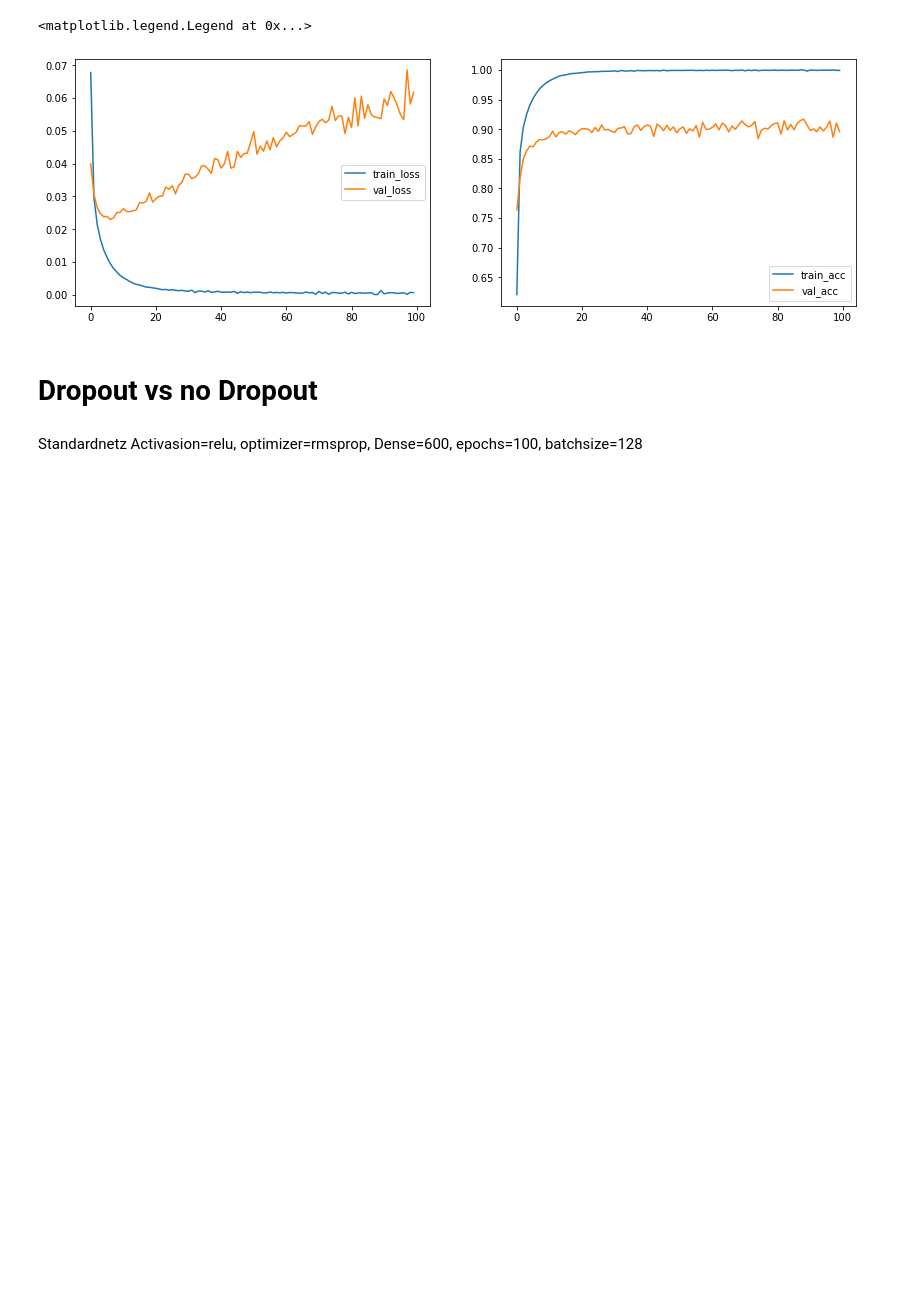
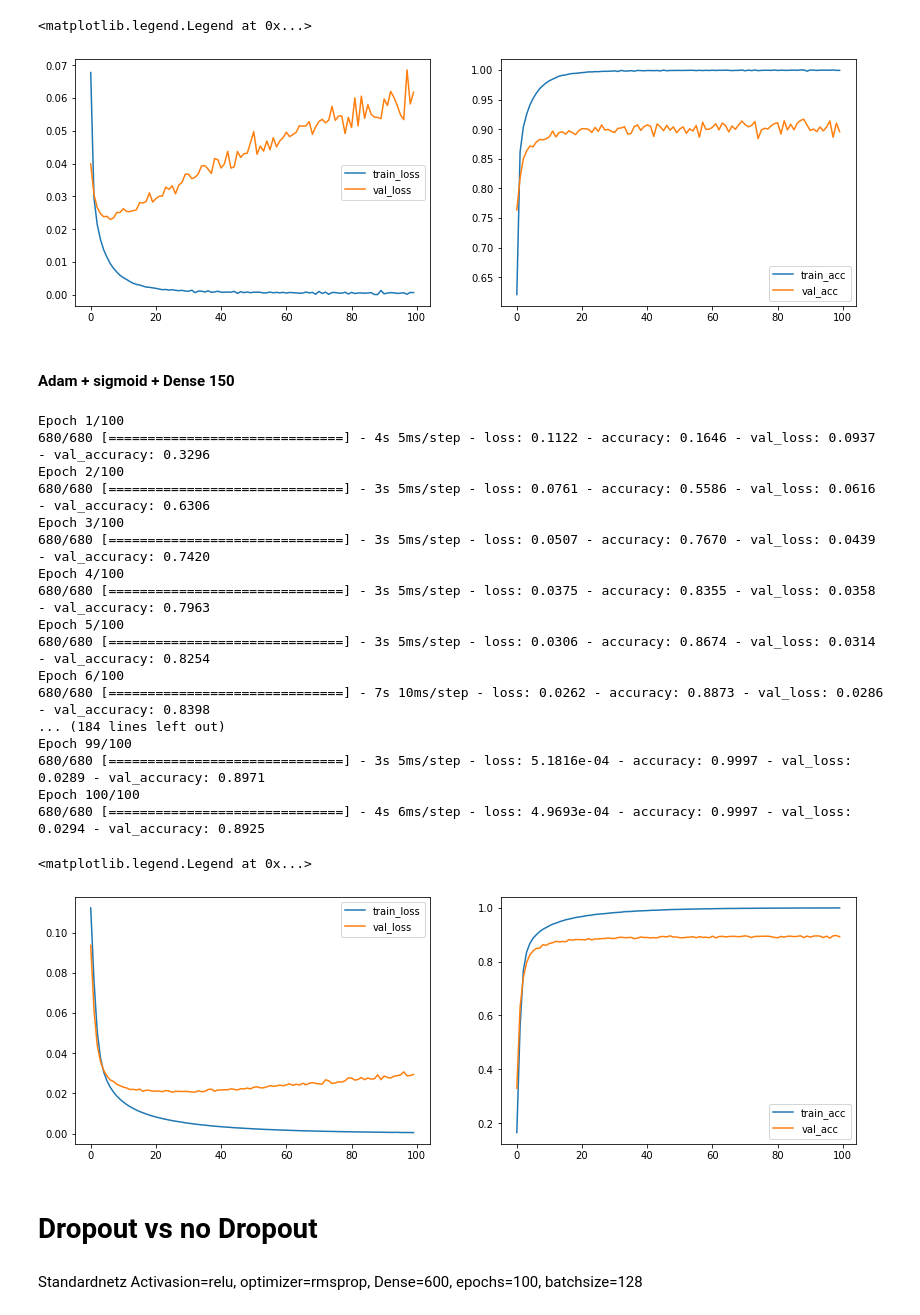
Before and after one commit to nmaaiken/neuro_modularbeit, a Jupyter notebook: 3_Layer_MLP.ipynb, the cells around one changed output. Drawn from its saved outputs; the diff is of its cells as text; code cells hidden in the pictures; blank space fills up the shorter version.

Commit message:
Dropout + Sgmoid

```diff
--- a/3_Layer_MLP.ipynb
+++ b/3_Layer_MLP.ipynb
@@ -609,6 +613,61 @@ Epoch 100/100
 680/680 [==============================] - 7s 11ms/step - loss: 6.1879e-04 - accuracy: 0.9993 - val_loss: 0.0617 - val_accuracy: 0.8958
 <matplotlib.legend.Legend at 0x...>
 [figure]
+# %% [markdown]
+#### Adam + sigmoid + Dense 150
+# %%
+# New Optimizer Adam but Epoch and Batchsize lower
+
+# Definition Topologie des Netzes
+three_layer_mlp = Sequential()
+three_layer_mlp.add(Dense(150, activation ='sigmoid', input_dim=1024))
+three_layer_mlp.add(Dense(43, activation='softmax'))
+
+#Lernprozess konfigurieren
+three_layer_mlp.compile(loss='binary_crossentropy',
+              optimizer='adam',
+              metrics=['accuracy'])
+
+# Modell trainieren
+three_layer_mlp_history = three_layer_mlp.fit(x_train_gray, y_train_gray,
+          epochs=100, #Anzahl Trainingsepochen
+          batch_size=128, #Batch-Size
+          verbose=1,
+          validation_data=(x_test_gray, y_test_gray)) #print Ausgabe des Trainingsverlaufes 0=nein 1=ja
+
+#plt.plot(dnn_no_dropout_history.history['accuracy'], label='train_acc')
+#plt.plot(dnn_no_dropout_history.history['val_accuracy'], label='val_acc')
+plt.figure(figsize=(14,10))
+
+plt.subplot(221)
+plt.plot(three_layer_mlp_history.history['loss'], label='train_loss')
+plt.plot(three_layer_mlp_history.history['val_loss'], label='val_loss')
+plt.legend(['train_loss', 'val_loss'])
+
+plt.subplot(222)
+plt.plot(three_layer_mlp_history.history['accuracy'], label='train_acc')
+plt.plot(three_layer_mlp_history.history['val_accuracy'], label='val_acc')
+plt.legend(['train_acc', 'val_acc'])
+# %% [output]
+Epoch 1/100
+680/680 [==============================] - 4s 5ms/step - loss: 0.1122 - accuracy: 0.1646 - val_loss: 0.0937 - val_accuracy: 0.3296
+Epoch 2/100
+680/680 [==============================] - 3s 5ms/step - loss: 0.0761 - accuracy: 0.5586 - val_loss: 0.0616 - val_accuracy: 0.6306
+Epoch 3/100
+680/680 [==============================] - 3s 5ms/step - loss: 0.0507 - accuracy: 0.7670 - val_loss: 0.0439 - val_accuracy: 0.7420
+Epoch 4/100
+680/680 [==============================] - 3s 5ms/step - loss: 0.0375 - accuracy: 0.8355 - val_loss: 0.0358 - val_accuracy: 0.7963
+Epoch 5/100
+680/680 [==============================] - 3s 5ms/step - loss: 0.0306 - accuracy: 0.8674 - val_loss: 0.0314 - val_accuracy: 0.8254
+Epoch 6/100
+680/680 [==============================] - 7s 10ms/step - loss: 0.0262 - accuracy: 0.8873 - val_loss: 0.0286 - val_accuracy: 0.8398
+... (184 lines left out)
+Epoch 99/100
+680/680 [==============================] - 3s 5ms/step - loss: 5.1816e-04 - accuracy: 0.9997 - val_loss: 0.0289 - val_accuracy: 0.8971
+Epoch 100/100
+680/680 [==============================] - 4s 6ms/step - loss: 4.9693e-04 - accuracy: 0.9997 - val_loss: 0.0294 - val_accuracy: 0.8925
+<matplotlib.legend.Legend at 0x...>
+[figure, added]
 # %% [markdown]
 # Dropout vs no Dropout
 # %% [markdown]
```
Also changed, not shown: parts of 3 cells of this notebook, 3 other files.
